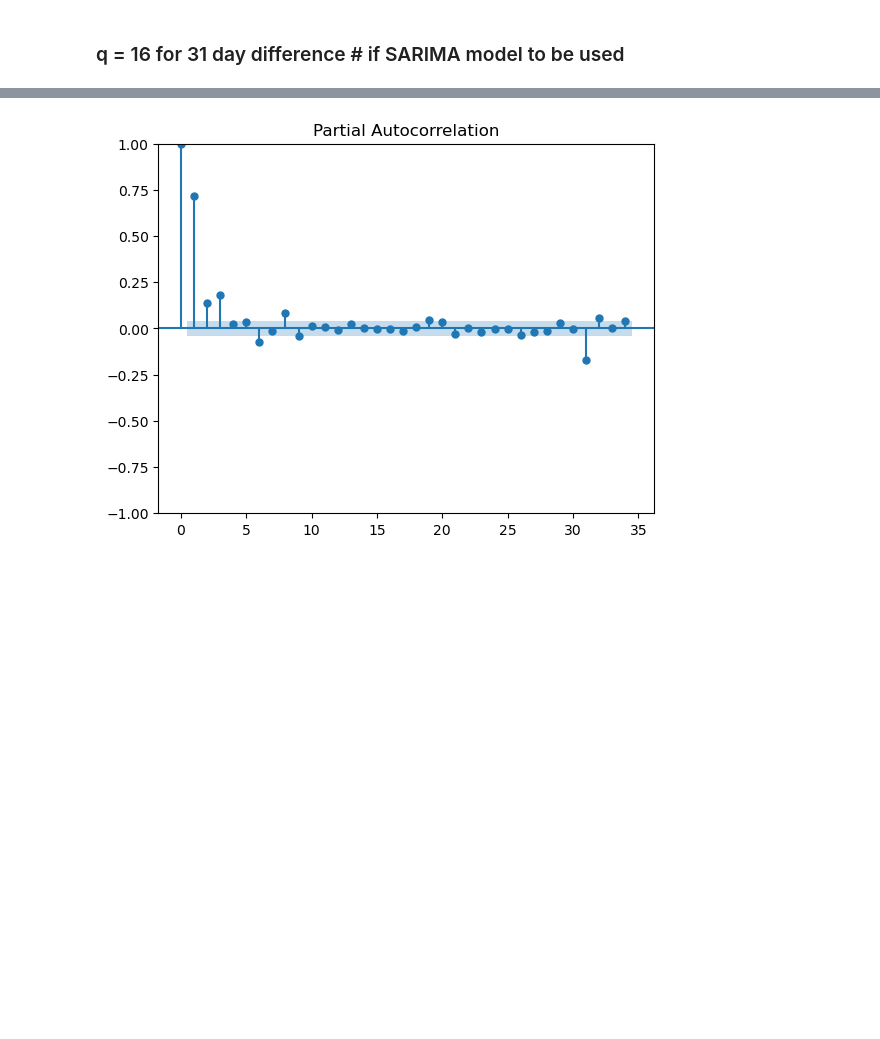
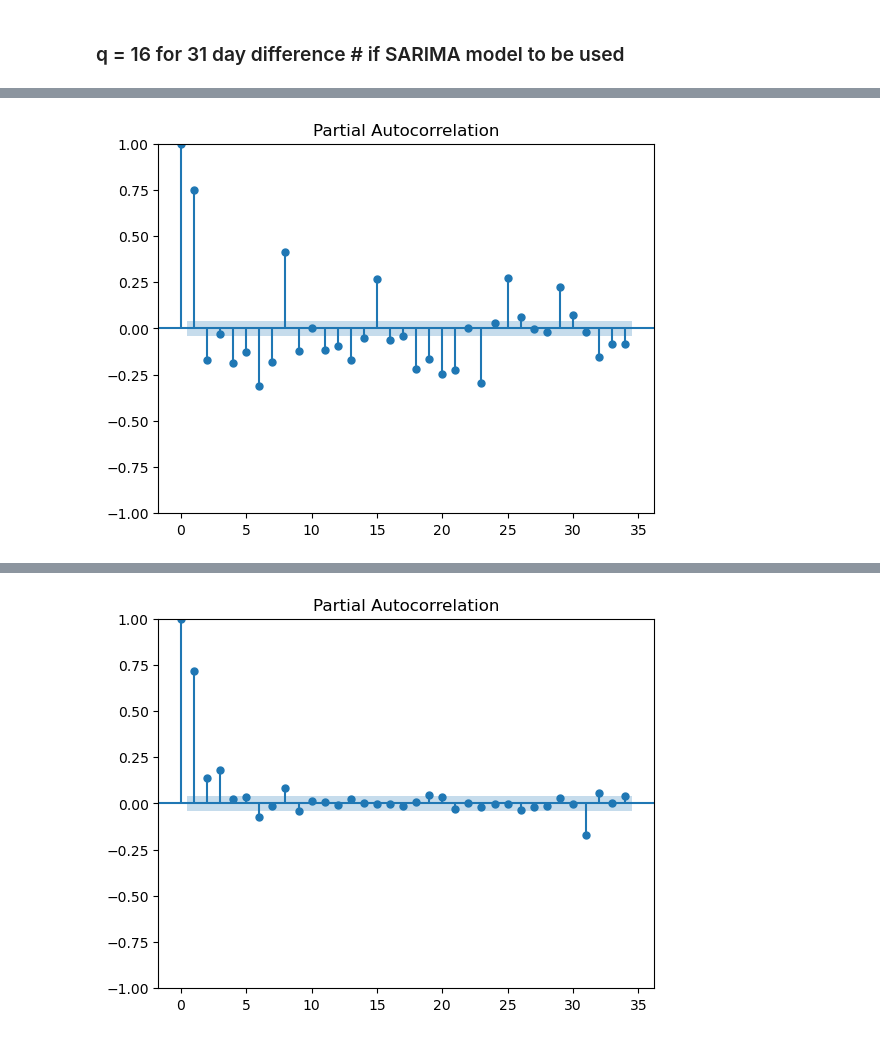
Before and after one commit to RadhaRamanJha/Gold-Price-Prediction, a Jupyter notebook: gold_price_prediction_EDA.ipynb, the cells around one changed output, grey strips where cells are left out. Drawn from its saved outputs; the diff is of its cells as text; code cells hidden in the pictures; blank space fills up the shorter version.

```diff
--- a/gold_price_prediction_EDA.ipynb
+++ b/gold_price_prediction_EDA.ipynb
@@ -475,0 +486,4 @@ acf_31 = plot_acf(df['31_difference'].dropna())
+# %%
+pacf_31 = plot_pacf(df['7_difference'].dropna())
+# %% [output]
+[figure, added]
```
Also changed, not shown: parts of 18 cells of this notebook.
